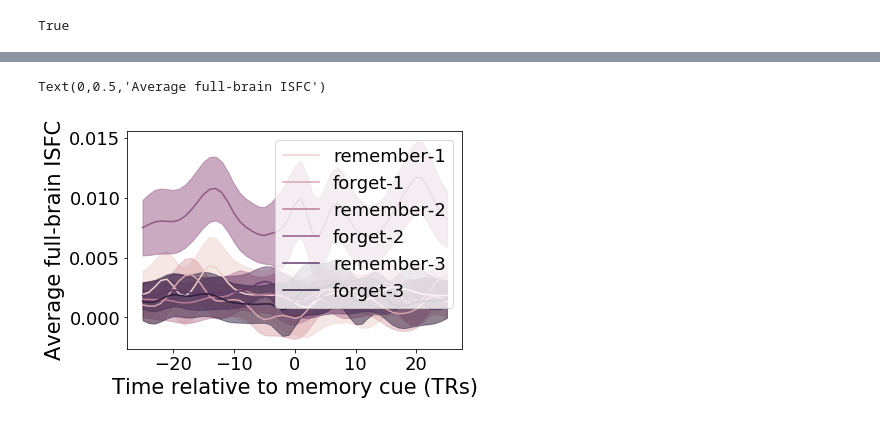
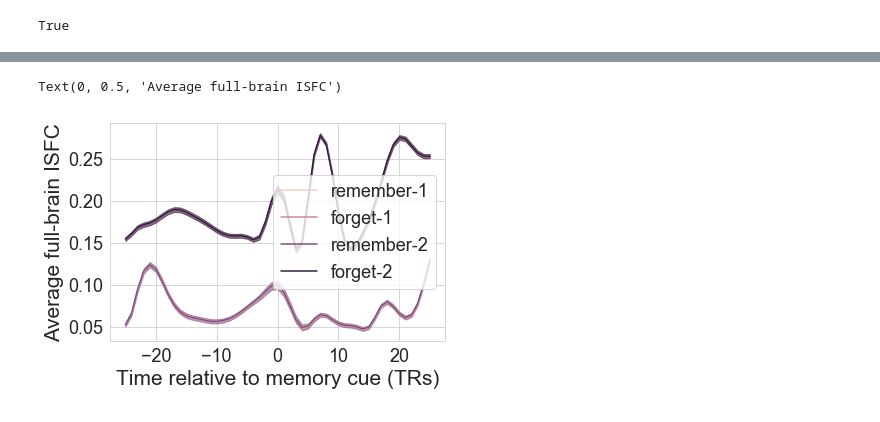
Before and after one commit to ContextLab/directed-forgetting-network-dynamics, a Jupyter notebook: code/network_analyses.ipynb, the cells around one changed output, grey strips where cells are left out. Saved outputs shown, nothing was run; the diff lists cells and outputs as text; code cells hidden in the pictures.

```diff
--- a/code/network_analyses.ipynb
+++ b/code/network_analyses.ipynb
@@ -160,6 +160,11 @@ def get_events(data, event_times, before=25, after=25):
     return x
 # %%
 def get_network_dynamics(x, rows, offset=-2, before=25, after=25, **kwargs):
+    def copier(a):
+        if type(a) == list:
+            return list(map(copier, a))
+        return np.copy(a)
+
     if not (type(rows) == list):
         rows = [rows]
         delist = True
@@ -172,7 +177,7 @@ def get_network_dynamics(x, rows, offset=-2, before=25, after=25, **kwargs):
     for r in rows:
         next_data = list(map(lambda y: get_events(y['data'], get_bounds(y['regmat'][r, :])[0] + offset, before=before, after=after), x))
         next_means = list(map(lambda y: np.nanmean(y, axis=2), next_data))
-        nets.append(np.array(tc.timecorr(next_means, **kwargs)))
+        nets.append(tc.timecorr(copier(next_means), **kwargs))
 
         debug_a.append(next_data)
         debug_b.append(next_means)
@@ -244,18 +310,18 @@ sns.heatmap(a2_means[0])
 # %%
-colors = sns.cubehelix_palette(n_colors=6)
+colors = sns.cubehelix_palette(n_colors=4)
 event_ribbon(r_f_nets1[0], color=colors[0]);
 event_ribbon(r_f_nets1[1], color=colors[1]);
 event_ribbon(r_f_nets2[0], color=colors[2]);
 event_ribbon(r_f_nets2[1], color=colors[3]);
-event_ribbon(r_f_nets3[0], color=colors[4]);
-event_ribbon(r_f_nets3[1], color=colors[5]);
-plt.legend(['remember-1', 'forget-1', 'remember-2', 'forget-2', 'remember-3', 'forget-3'])
+#event_ribbon(r_f_nets3[0], color=colors[4]);
+#event_ribbon(r_f_nets3[1], color=colors[5]);
+plt.legend(['remember-1', 'forget-1', 'remember-2', 'forget-2'])
 
 plt.xlabel('Time relative to memory cue (TRs)')
 plt.ylabel('Average full-brain ISFC')
 # %% [output]
-Text(0,0.5,'Average full-brain ISFC')
+Text(0, 0.5, 'Average full-brain ISFC')
-[figure, old version]
+[figure, new version]
 # %%
 #debugging timecorr issue...
 # %%
```
Also changed, not shown: parts of 25 cells of this notebook, 1 other file.
